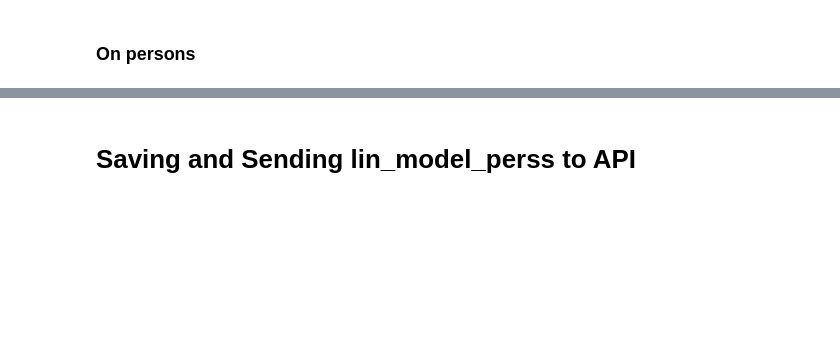
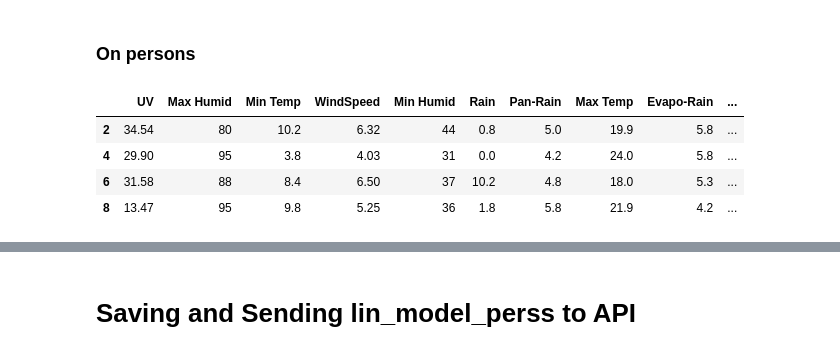
Before and after one commit to jeffphan8816/CloudDataScience, a Jupyter notebook: frontend/crime_vs_weather.ipynb, the cells around one changed output, grey strips where cells are left out. Cells and saved outputs as stored; diff of their text form; code cells hidden in the pictures; blank space fills up the shorter version.

```diff
--- a/frontend/crime_vs_weather.ipynb
+++ b/frontend/crime_vs_weather.ipynb
@@ -88,5 +145,11 @@ df['description_1'].unique()
 ### On persons
 # %%
 df_pers = df[df['description_1'] == 'OFFENCES AGAINST THE PERSON']
-df_pers = df_pers.drop(columns=['description_1', 'date'])
+df_pers = df_pers.drop(columns=['description_1', 'date', 'state'])
 df_pers.head(4)
+# %% [output]
+|  | UV | Max Humid | Min Temp | WindSpeed | Min Humid | Rain | Pan-Rain | Max Temp | Evapo-Rain | ... |
+| 2 | 34.54 | 80 | 10.2 | 6.32 | 44 | 0.8 | 5.0 | 19.9 | 5.8 | ... |
+| 4 | 29.90 | 95 | 3.8 | 4.03 | 31 | 0.0 | 4.2 | 24.0 | 5.8 | ... |
+| 6 | 31.58 | 88 | 8.4 | 6.50 | 37 | 10.2 | 4.8 | 18.0 | 5.3 | ... |
+| 8 | 13.47 | 95 | 9.8 | 5.25 | 36 | 1.8 | 5.8 | 21.9 | 4.2 | ... |
```
Also changed, not shown: parts of 23 cells of this notebook, 3 other files.
